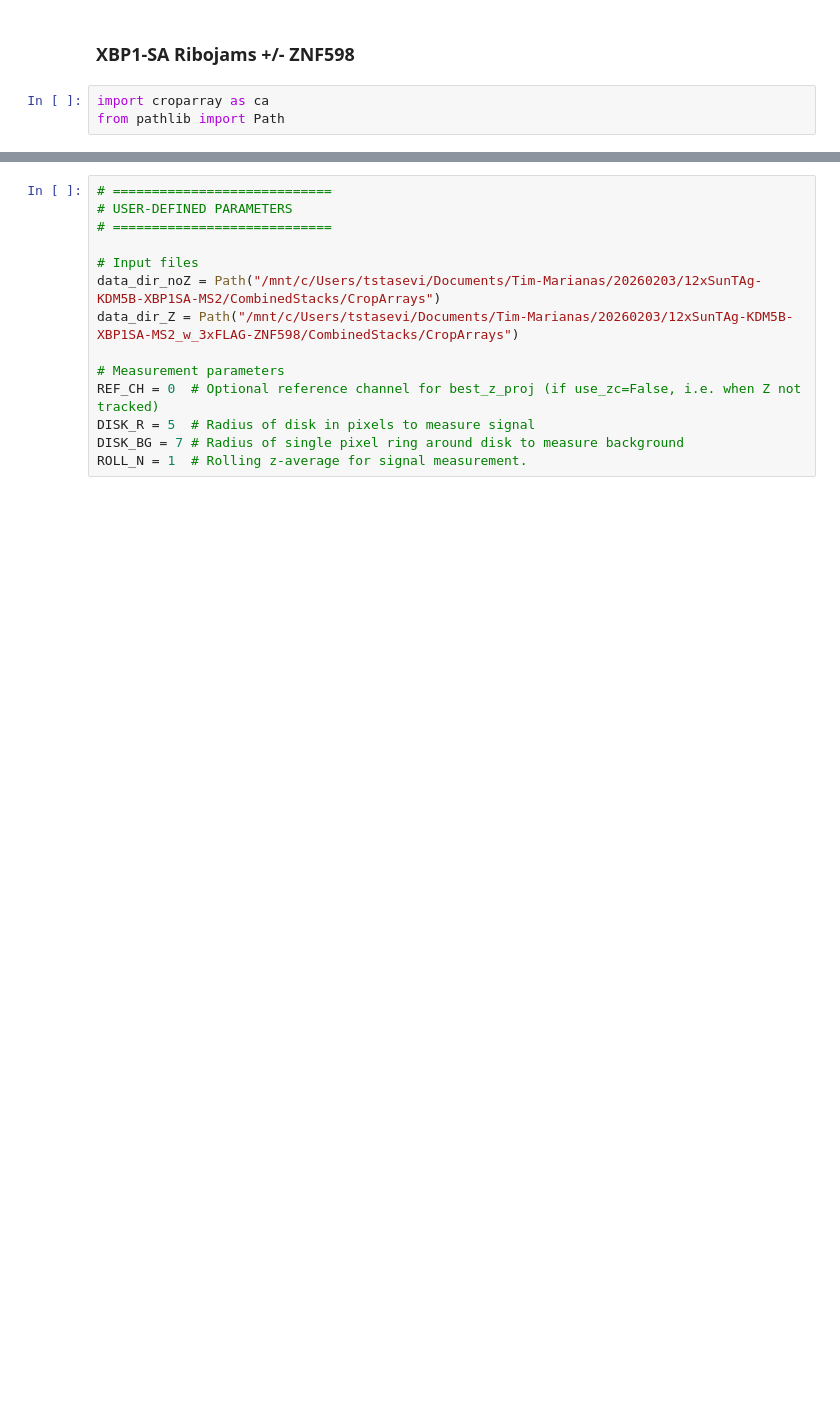
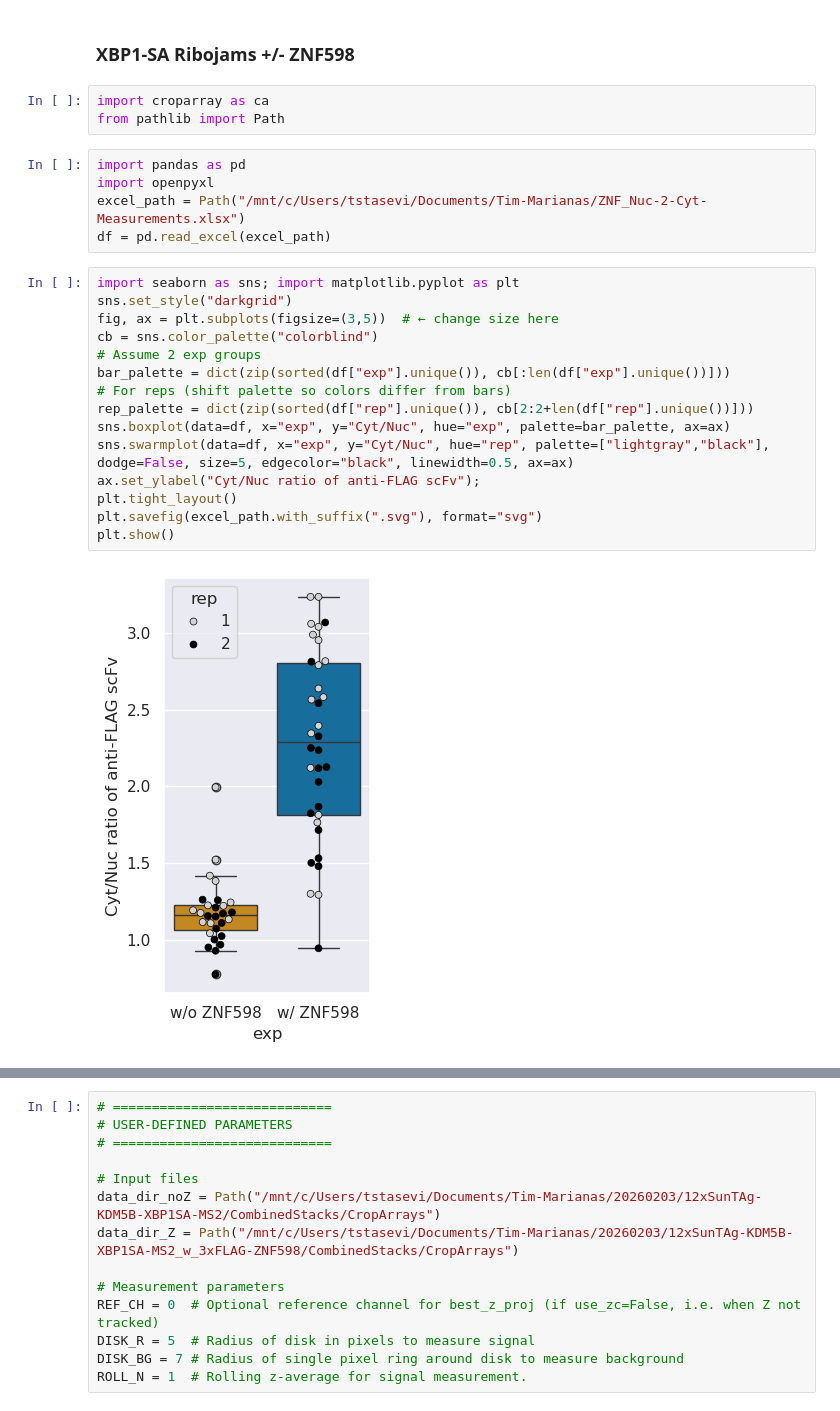
Before and after one commit to timstasevich/croparray, a Jupyter notebook: notebooks/Translation_Stalling_Quantification.ipynb, the cells around one changed output, grey strips where cells are left out. Drawn from its saved outputs; the diff is of its cells as text; blank space fills up the shorter version.

```diff
--- a/notebooks/Translation_Stalling_Quantification.ipynb
+++ b/notebooks/Translation_Stalling_Quantification.ipynb
@@ -660,3 +660,25 @@ spots
 # %%
 import croparray as ca
 from pathlib import Path
+# %%
+import pandas as pd
+import openpyxl
+excel_path = Path("/mnt/c/Users/tstasevi/Documents/Tim-Marianas/ZNF_Nuc-2-Cyt-Measurements.xlsx")
+df = pd.read_excel(excel_path)
+# %%
+import seaborn as sns; import matplotlib.pyplot as plt
+sns.set_style("darkgrid")
+fig, ax = plt.subplots(figsize=(3,5))  # ← change size here
+cb = sns.color_palette("colorblind")
+# Assume 2 exp groups
+bar_palette = dict(zip(sorted(df["exp"].unique()), cb[:len(df["exp"].unique())]))
+# For reps (shift palette so colors differ from bars)
+rep_palette = dict(zip(sorted(df["rep"].unique()), cb[2:2+len(df["rep"].unique())]))
+sns.boxplot(data=df, x="exp", y="Cyt/Nuc", hue="exp", palette=bar_palette, ax=ax)
+sns.swarmplot(data=df, x="exp", y="Cyt/Nuc", hue="rep", palette=["lightgray","black"], dodge=False, size=5, edgecolor="black", linewidth=0.5, ax=ax)
+ax.set_ylabel("Cyt/Nuc ratio of anti-FLAG scFv");
+plt.tight_layout()
+plt.savefig(excel_path.with_suffix(".svg"), format="svg")
+plt.show()
+# %% [output]
+[figure, added]
```
Also changed, not shown: parts of 3 cells of this notebook, 6 other files.
